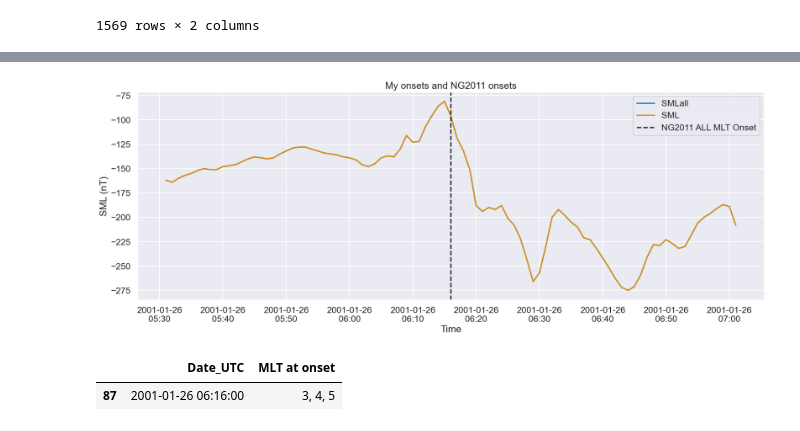
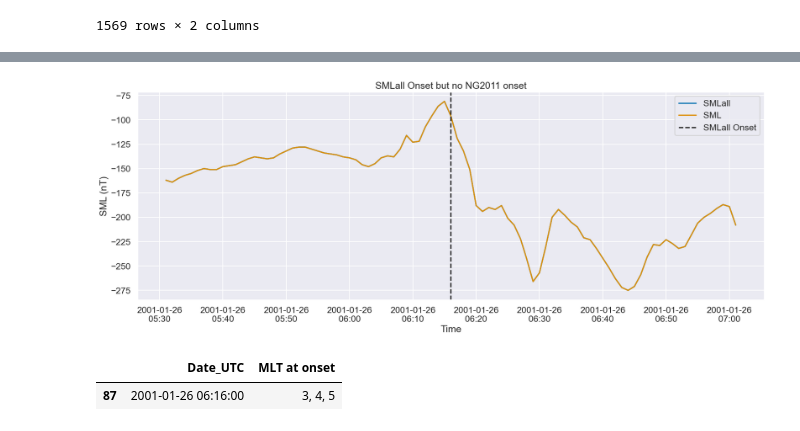
Before and after one commit to christianlao12/DP1_DP2_Project, a Jupyter notebook: SML_testing.ipynb, the cells around one changed output, grey strips where cells are left out. Drawn from its saved outputs; the diff is of its cells as text; code cells hidden in the pictures.

```diff
--- a/SML_testing.ipynb
+++ b/SML_testing.ipynb
@@ -88,6 +88,8 @@ plt.tight_layout(pad=1)
 # %%
 onsettimes = []
 onsetsectors = []
+minimas = []
+minimatimes = []
 sml_array = sml_lt_df[MLT_sec_names].values
 
 untilnext = 0
@@ -101,11 +103,14 @@ for index, __ in SMLnightdf[:-30].iterrows():
     if (SMLnightdf['SMLnight'][index + 1] - onsetsml) < -15:
         if (SMLnightdf['SMLnight'][index + 2] - onsetsml) < -30:
             if (SMLnightdf['SMLnight'][index + 3] - onsetsml) < -45:
-                if np.sum(SMLnightdf['SMLnight'][index + 4:index + 30])/26 - onsetsml < -100:
+                window = SMLnightdf['SMLnight'][index + 4:index + 30]
+                if np.sum(window)/26 - onsetsml < -100:
                     onsettimes.append(onsettime)
                     onsetsectors.append(', '.join([str(element) for element in MLT_sectors[onsetsector]]))
+                    minimas.append(window.min())
+                    minimatimes.append(SMLnightdf['Date_UTC'][window.idxmin()])
                     untilnext = 20
     else:
         untilnext -= 1
 
-ng2011_night = pd.DataFrame({'Date_UTC':onsettimes, 'MLT at onset':onsetsectors})
+ng2011_night = pd.DataFrame({'Date_UTC':onsettimes, 'MLT_onset':onsetsectors, 'SML_Minima': minimas, 'Date_UTC_minima': minimatimes})
@@ -230,25 +223,25 @@ ng2011_2001
 # %%
 fig,ax = plt.subplots(figsize=(21, 7))
 
 t_diff = np.setdiff1d(ng2011_all['Date_UTC'], ng2011_2001['Date_UTC'])[0]
 tstart = t_diff - pd.Timedelta('45 minutes')
 tend = t_diff + pd.Timedelta('45 minutes')
 
 x = SMLalldf['Date_UTC'][SMLalldf['Date_UTC'].between(tstart,tend)]
 y = SMLalldf['SMLall'][SMLalldf['Date_UTC'].between(tstart,tend)]
 x1 = sme_df['Date_UTC'][sme_df['Date_UTC'].between(tstart,tend)]
 y1 = sme_df['SML'][sme_df['Date_UTC'].between(tstart,tend)]
 
 ax.plot(x,y,label='SMLall')
 ax.plot(x1,y1,label='SML')
-ax.axvline(pd.to_datetime(t_diff),c='k',ls='--',label='NG2011 ALL MLT Onset')
+ax.axvline(pd.to_datetime(t_diff),c='k',ls='--',label='SMLall Onset')
 ax.set_xlabel('Time')
 ax.set_ylabel('SML (nT)')
 ax.legend()
-ax.set_title('My onsets and NG2011 onsets')
+ax.set_title('SMLall Onset but no NG2011 onset')
 ax.xaxis.set_major_formatter(date_form)
 # %% [output]
-[figure, old version]
+[figure, new version]
 # %%
 ng2011_all[ng2011_all['Date_UTC'].between(tstart,tend)]
 # %% [output]
```
Also changed, not shown: parts of 11 cells of this notebook.
